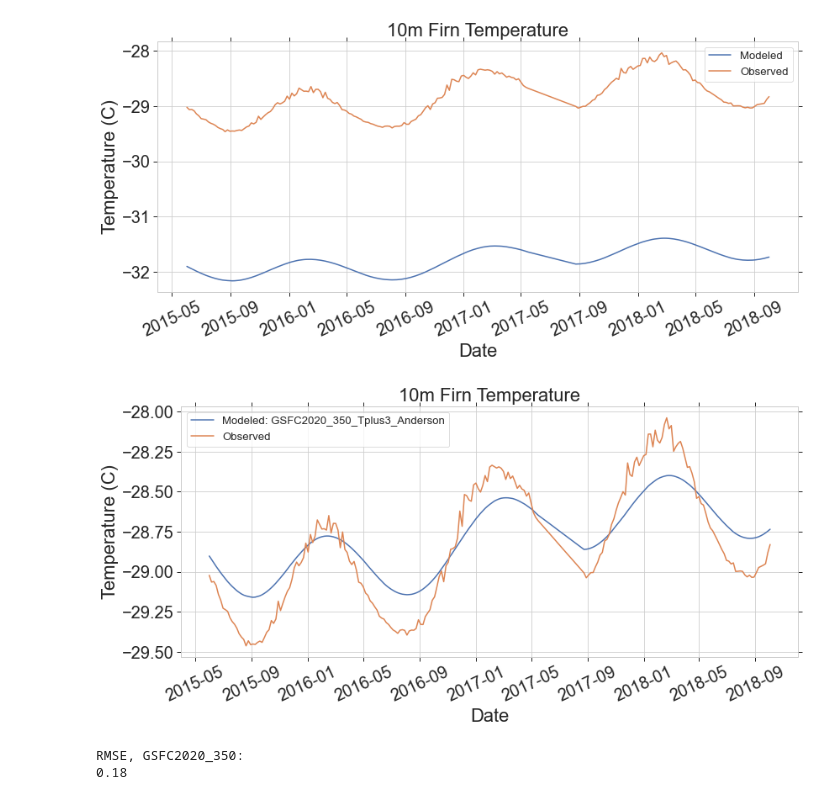
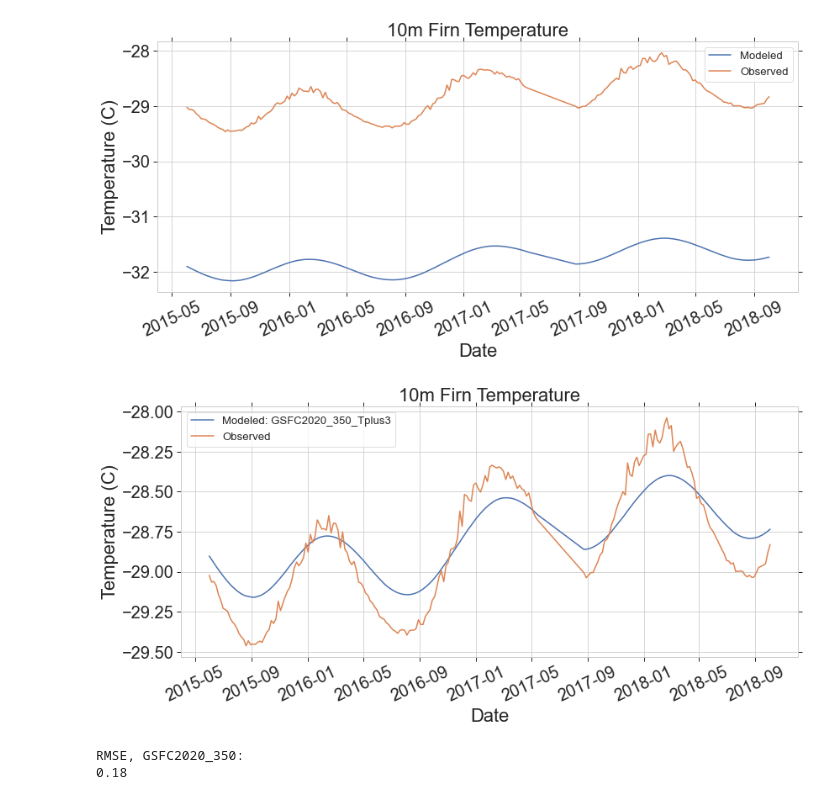
Before and after one commit to maximusjstevens/firncover, a Jupyter notebook: Summit_Model_Temp.ipynb, the cells around one changed output. Saved outputs shown, nothing was run; the diff lists cells and outputs as text; code cells hidden in the pictures.

```diff
--- a/Summit_Model_Temp.ipynb
+++ b/Summit_Model_Temp.ipynb
@@ -530,18 +530,18 @@ temps_model_subsampled_Tplus = temps_interpolated_mod_Tplus.loc[overlaping_dates
 # %%
 # Plot the Modeled with t_adjust, Modeled, and Observed 10m firn temperature
 f1,a1=plt.subplots(figsize=(12,6))
-a1.plot(overlaping_dates, temps_model_subsampled_Tplus.iloc[:,100]-273.15, label = f'Modeled: {physics_rv}_Tplus{t_adjust}_{cond}')
+a1.plot(overlaping_dates, temps_model_subsampled_Tplus.iloc[:,100]-273.15, label = f'Modeled: {physics_rv}_Tplus{t_adjust}')
 # a1.plot(overlaping_dates, temps_model_subsampled.iloc[:,100]-273.15, label = f'Modeled: GSFC2020_315')
 a1.plot(overlaping_dates, temps_data_subsampled.iloc[:,100], label = f'Observed')
 a1.legend()
 a1.set_xlabel('Date')
 a1.tick_params(axis='x', rotation=25)
 a1.set_ylabel('Temperature (C)')
 a1.set_title(f'10m Firn Temperature')
-figfilename = f'Tplus{t_adjust}_10m_Firn_Temp_GSFC_{physics_rv}_{cond}'
+figfilename = f'Tplus{t_adjust}_10m_Firn_Temp_GSFC_{physics_rv}'
 f1.savefig(f'Summit_Figures/{figfilename}.png') # dpi=1200)
 # %% [output]
-[figure, old version]
+[figure, new version]
 # %%
 #Find the NRMSE for 10m firn for only one model output
 
```
Also changed, not shown: parts of 1 cell of this notebook.
